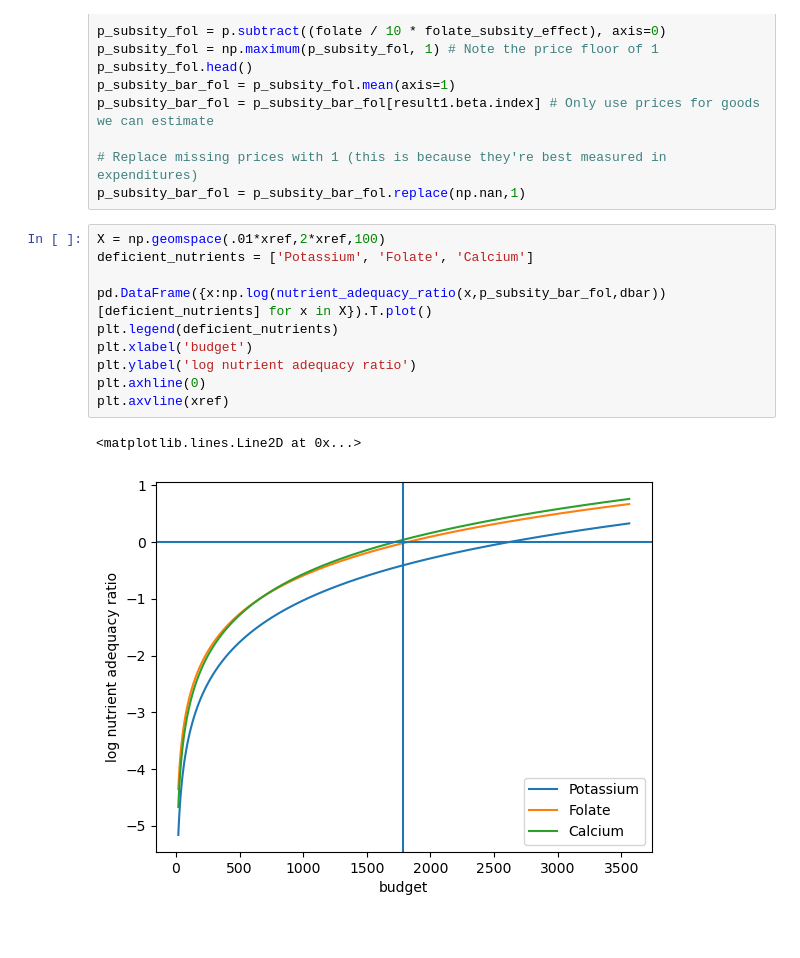
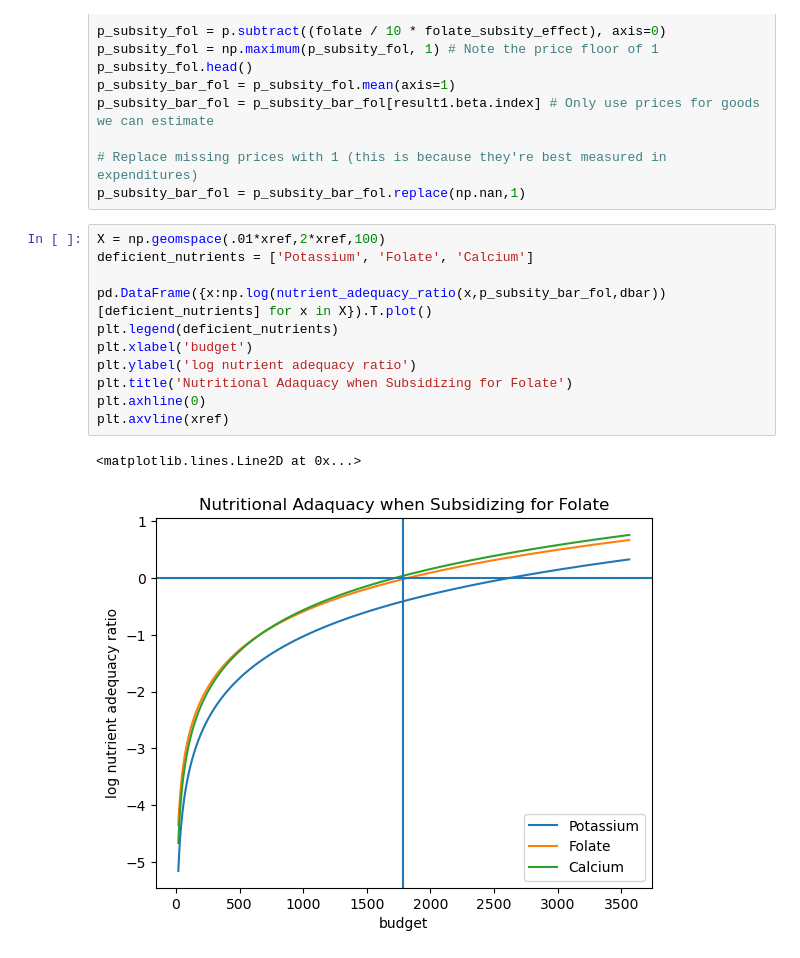
Before and after one commit to lauremariho/proj4_LutherBurbank, a Jupyter notebook: ethiopia_code.ipynb, the cells around one changed output. Saved outputs shown, nothing was run; the diff lists cells and outputs as text.

```diff
--- a/ethiopia_code.ipynb
+++ b/ethiopia_code.ipynb
@@ -968,13 +971,14 @@ p_subsity_bar_fol = p_subsity_bar_fol.replace(np.nan,1)
 # %%
 X = np.geomspace(.01*xref,2*xref,100)
 deficient_nutrients = ['Potassium', 'Folate', 'Calcium']
 
 pd.DataFrame({x:np.log(nutrient_adequacy_ratio(x,p_subsity_bar_fol,dbar))[deficient_nutrients] for x in X}).T.plot()
 plt.legend(deficient_nutrients)
 plt.xlabel('budget')
 plt.ylabel('log nutrient adequacy ratio')
+plt.title('Nutritional Adaquacy when Subsidizing for Folate')
 plt.axhline(0)
 plt.axvline(xref)
 # %% [output]
 <matplotlib.lines.Line2D at 0x...>
-[figure, old version]
+[figure, new version]
```
Also changed, not shown: parts of 5 cells of this notebook.
